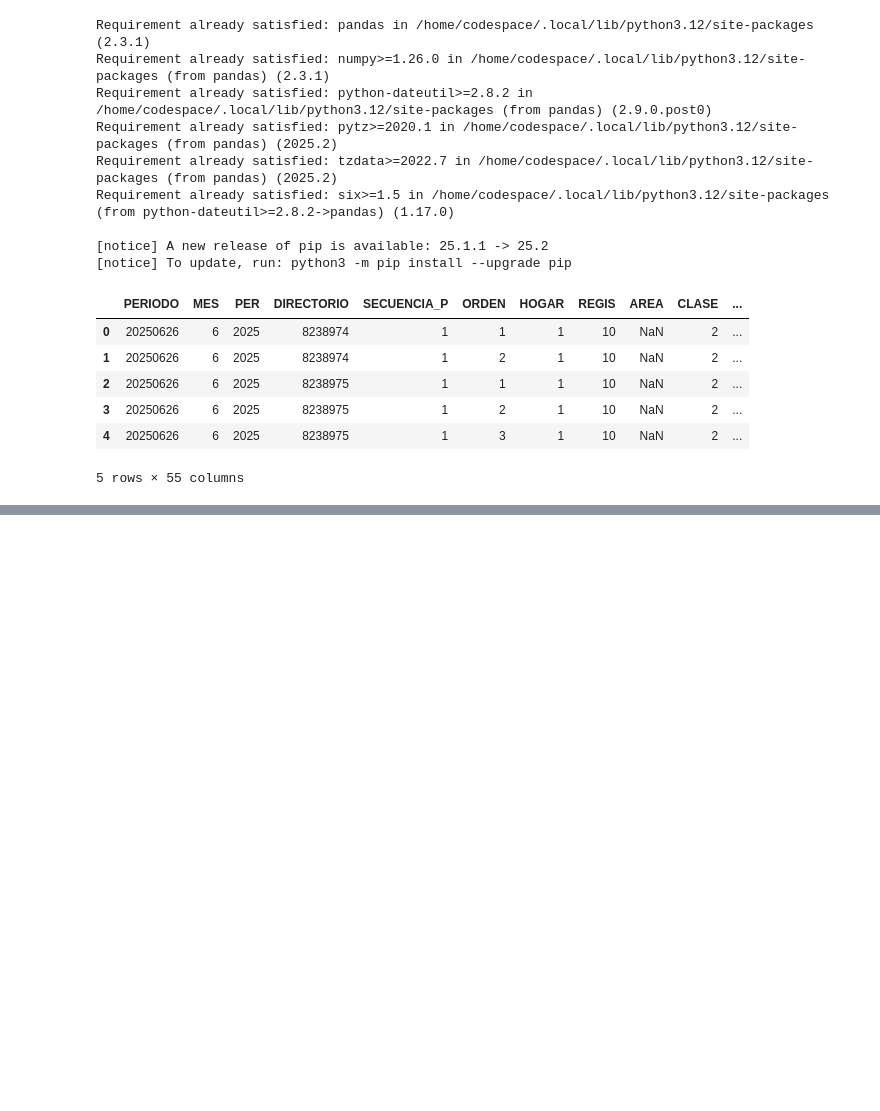
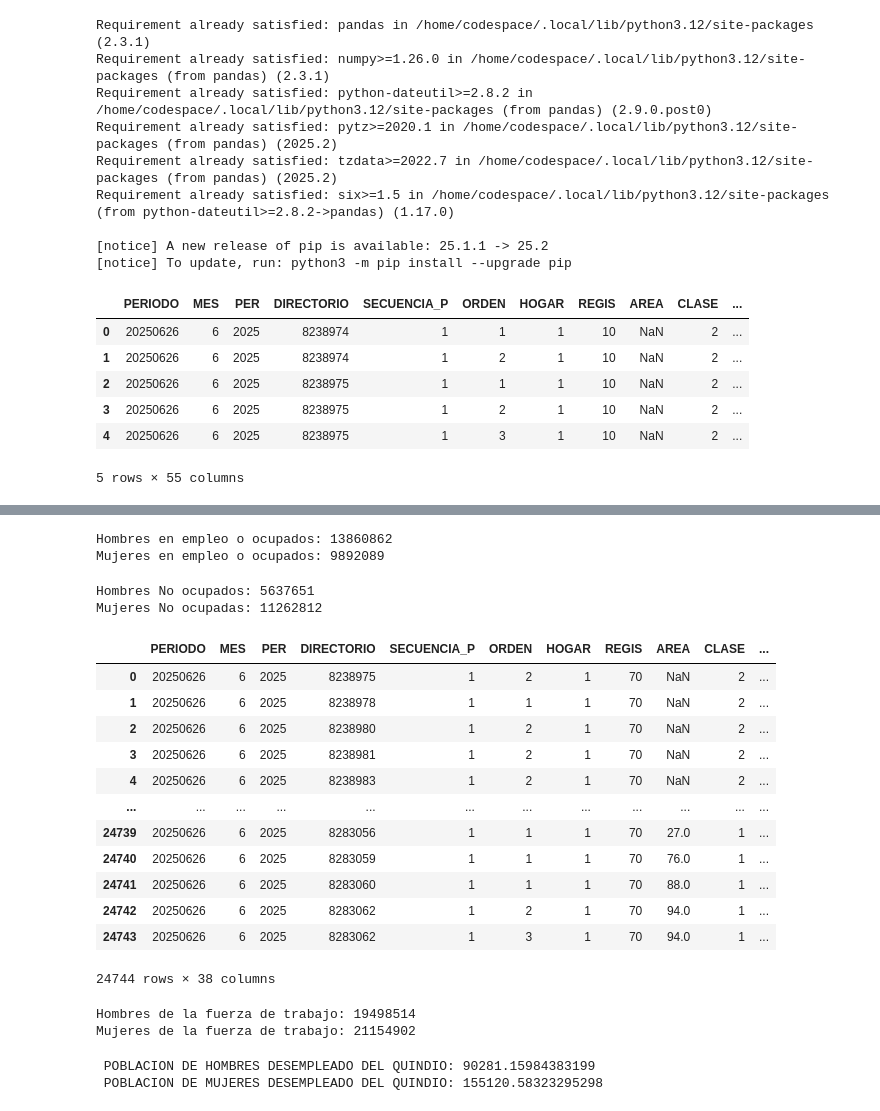
Before and after one commit to Caleb040402/Caleb-Londo-o-Electiva-1, a Jupyter notebook: Notebook/02_GEImanipulation_tablas.ipynb, the cells around one changed output, grey strips where cells are left out. Drawn from its saved outputs; the diff is of its cells as text; code cells hidden in the pictures; blank space fills up the shorter version.

```diff
--- a/Notebook/02_GEImanipulation_tablas.ipynb
+++ b/Notebook/02_GEImanipulation_tablas.ipynb
@@ -28,0 +218,40 @@ df_cgsse.head()
+# %%
+#calculo de hombres en empleo o ocupados
+oh=df_o_genero[df_o_genero["P3271"]==1]["FEX_C18"].sum()
+#calculo de mujeres en empleo o ocupadas
+om=df_o_genero[df_o_genero["P3271"]==2]["FEX_C18"].sum()
+print(f"Hombres en empleo o ocupados: {int(oh)}")
+print(f"Mujeres en empleo o ocupados: {int(om)}")
+# %% [output]
+Hombres en empleo o ocupados: 13860862
+Mujeres en empleo o ocupados: 9892089
+# %%
+#identificando el genero de los NO ocupados
+df_No_ocupados_genero = pd.merge(df_No_ocupados,df_cgsse[["DIRECTORIO","SECUENCIA_P","ORDEN","P3271"]],
+                       on=["DIRECTORIO","SECUENCIA_P","ORDEN"], how="left")
+# %%
+#calculo de hombres NO ocupados
+nh=df_No_ocupados_genero[df_No_ocupados_genero["P3271"]==1]["FEX_C18"].sum()
+#calculo de mujeres No ocupadas
+nm=df_No_ocupados_genero[df_No_ocupados_genero["P3271"]==2]["FEX_C18"].sum()
+print(f"Hombres No ocupados: {int(nh)}")
+print(f"Mujeres No ocupadas: {int(nm)}")
+# %% [output]
+Hombres No ocupados: 5637651
+Mujeres No ocupadas: 11262812
+# %%
+df_No_ocupados_genero
+# %% [output]
+|  | PERIODO | MES | PER | DIRECTORIO | SECUENCIA_P | ORDEN | HOGAR | REGIS | AREA | CLASE | ... |
+| 0 | 20250626 | 6 | 2025 | 8238975 | 1 | 2 | 1 | 70 | NaN | 2 | ... |
+| 1 | 20250626 | 6 | 2025 | 8238978 | 1 | 1 | 1 | 70 | NaN | 2 | ... |
+| 2 | 20250626 | 6 | 2025 | 8238980 | 1 | 2 | 1 | 70 | NaN | 2 | ... |
+| 3 | 20250626 | 6 | 2025 | 8238981 | 1 | 2 | 1 | 70 | NaN | 2 | ... |
+| 4 | 20250626 | 6 | 2025 | 8238983 | 1 | 2 | 1 | 70 | NaN | 2 | ... |
+| ... | ... | ... | ... | ... | ... | ... | ... | ... | ... | ... | ... |
+| 24739 | 20250626 | 6 | 2025 | 8283056 | 1 | 1 | 1 | 70 | 27.0 | 1 | ... |
+| 24740 | 20250626 | 6 | 2025 | 8283059 | 1 | 1 | 1 | 70 | 76.0 | 1 | ... |
+| 24741 | 20250626 | 6 | 2025 | 8283060 | 1 | 1 | 1 | 70 | 88.0 | 1 | ... |
+| 24742 | 20250626 | 6 | 2025 | 8283062 | 1 | 2 | 1 | 70 | 94.0 | 1 | ... |
+| 24743 | 20250626 | 6 | 2025 | 8283062 | 1 | 3 | 1 | 70 | 94.0 | 1 | ... |
+24744 rows × 38 columns
@@ -28,0 +262,21 @@ df_cgsse.head()
+# %%
+#calculo de hombres de la fuerza de trabajo
+fh=df_fuerza_trabajo_genero[df_fuerza_trabajo_genero["P3271"]==1]["FEX_C18"].sum()
+#calculo de mujeres de la fuerza de trabajo
+fm=df_fuerza_trabajo_genero[df_fuerza_trabajo_genero["P3271"]==2]["FEX_C18"].sum()
+print(f"Hombres de la fuerza de trabajo: {int(fh)}")
+print(f"Mujeres de la fuerza de trabajo: {int(fm)}")
+# %% [output]
+Hombres de la fuerza de trabajo: 19498514
+Mujeres de la fuerza de trabajo: 21154902
+# %%
+#sacar poblacion hombres y mujeres en desempleo DPTO 63 QUINDIO
+#CALCULANDO LA POBLACION DE MUJERES Y HOMBRES
+
+PHQD = df_No_ocupados_genero[(df_No_ocupados_genero["DPTO"]==63) & (df_No_ocupados_genero["P3271"]==1)]["FEX_C18"].sum()
+PMQD = df_No_ocupados_genero[(df_No_ocupados_genero["DPTO"]==63) & (df_No_ocupados_genero["P3271"]==2)]["FEX_C18"].sum()
+print(f" POBLACION DE HOMBRES DESEMPLEADO DEL QUINDIO: {PHQD}")
+print(f" POBLACION DE MUJERES DESEMPLEADO DEL QUINDIO: {PMQD}")
+# %% [output]
+ POBLACION DE HOMBRES DESEMPLEADO DEL QUINDIO: 90281.15984383199
+ POBLACION DE MUJERES DESEMPLEADO DEL QUINDIO: 155120.58323295298
```
Also changed, not shown: parts of 20 cells of this notebook.
